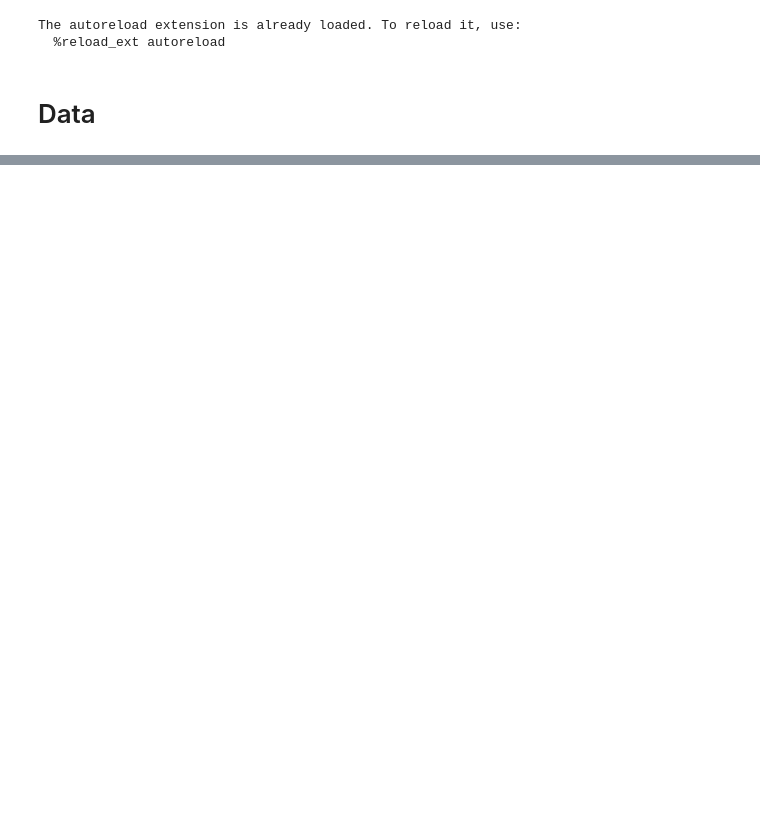
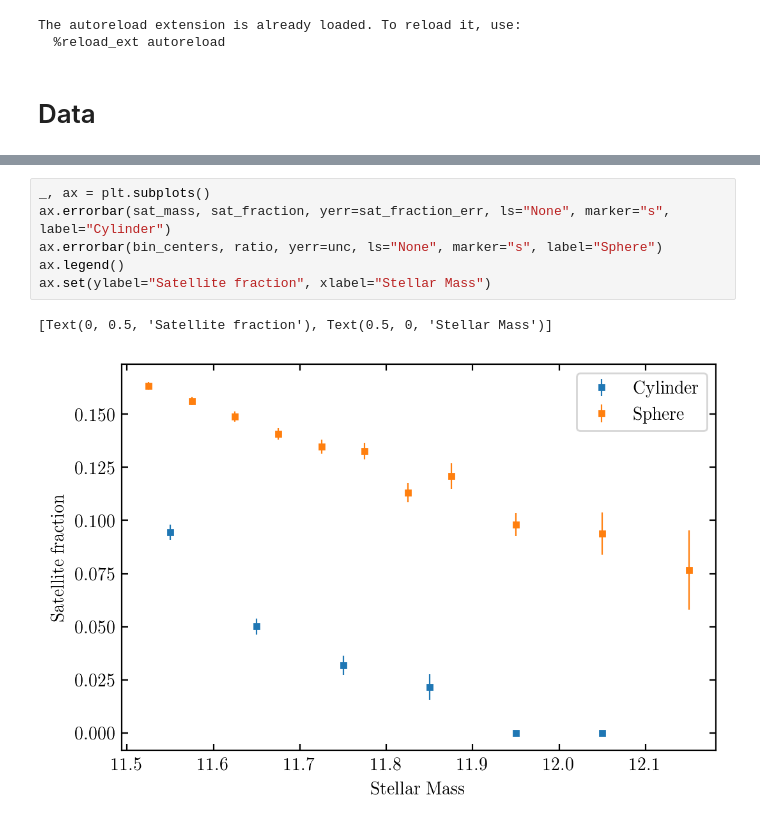
Before and after one commit to gsallabe/thesis_satellite_fraction, a Jupyter notebook: cb/analysis.ipynb, the cells around one changed output, grey strips where cells are left out. Drawn from its saved outputs; the diff is of its cells as text; blank space fills up the shorter version.

```diff
--- a/cb/analysis.ipynb
+++ b/cb/analysis.ipynb
@@ -32,0 +133,9 @@ ax.plot(bin_centers, counts)
+# %%
+_, ax = plt.subplots()
+ax.errorbar(sat_mass, sat_fraction, yerr=sat_fraction_err, ls="None", marker="s", label="Cylinder")
+ax.errorbar(bin_centers, ratio, yerr=unc, ls="None", marker="s", label="Sphere")
+ax.legend()
+ax.set(ylabel="Satellite fraction", xlabel="Stellar Mass")
+# %% [output]
+[Text(0, 0.5, 'Satellite fraction'), Text(0.5, 0, 'Stellar Mass')]
+[figure, added]
```
Also changed, not shown: parts of 15 cells of this notebook, 5 other files.
